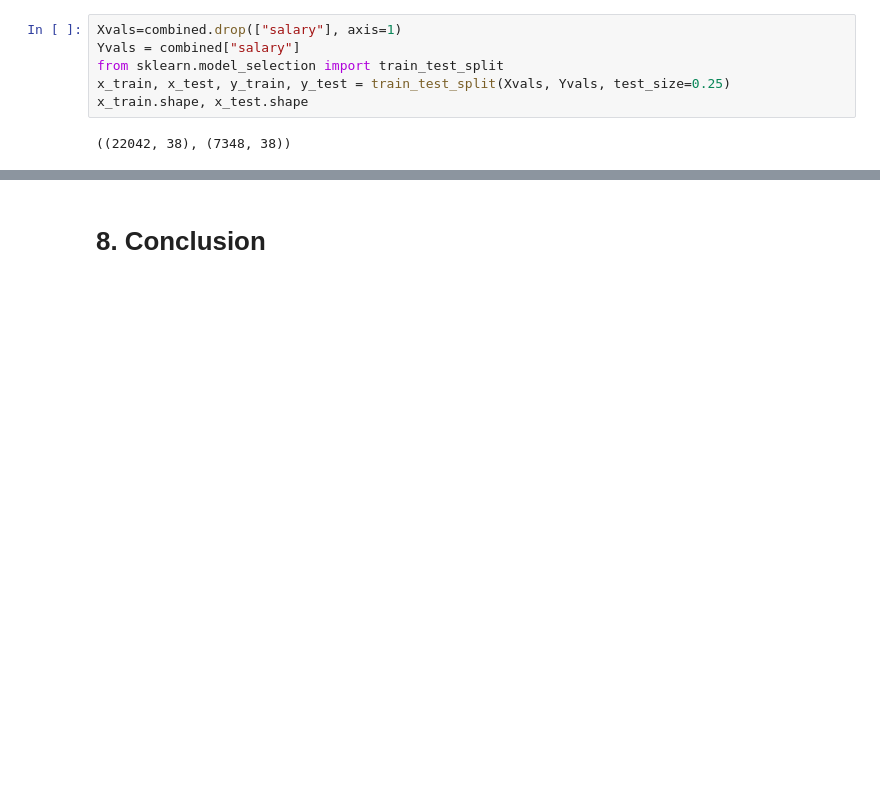
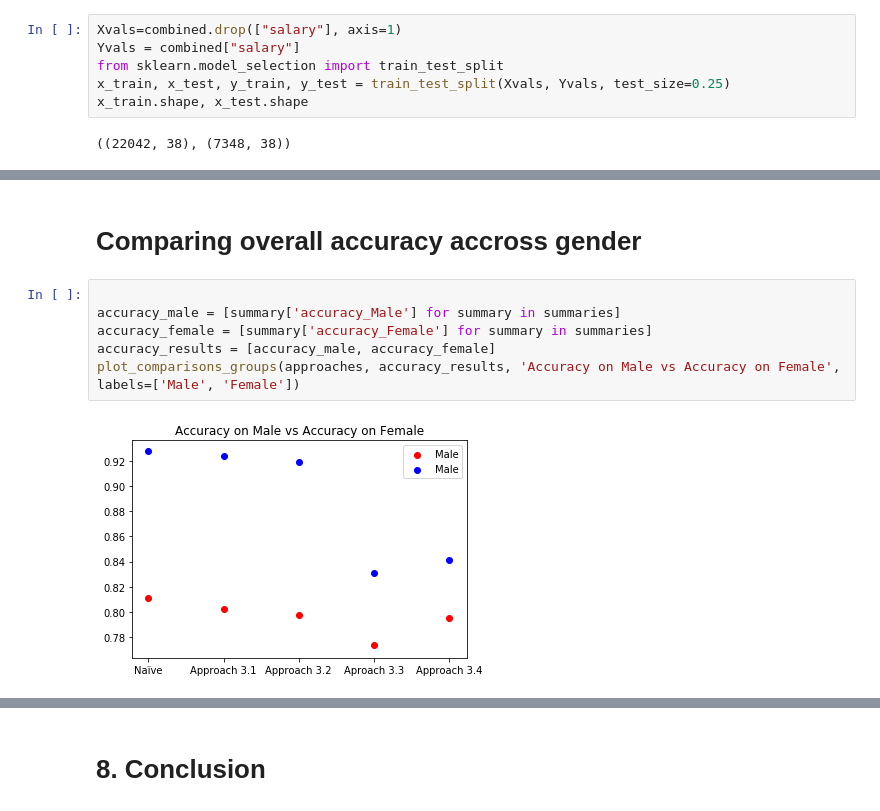
Before and after one commit to heyaudace/ml-bias-fairness, a Jupyter notebook: 2. Intro to Bias and Fairness in Machine Learning.ipynb, the cells around one changed output, grey strips where cells are left out. Drawn from its saved outputs; the diff is of its cells as text; blank space fills up the shorter version.

```diff
--- a/2. Intro to Bias and Fairness in Machine Learning.ipynb
+++ b/2. Intro to Bias and Fairness in Machine Learning.ipynb
@@ -958,0 +897,10 @@ P((low,LOW) |low,Male) : 0.8548604427333975
+# %% [markdown]
+# Comparing overall accuracy accross gender
+# %%
+
+accuracy_male = [summary['accuracy_Male'] for summary in summaries]
+accuracy_female = [summary['accuracy_Female'] for summary in summaries]
+accuracy_results = [accuracy_male, accuracy_female]
+plot_comparisons_groups(approaches, accuracy_results, 'Accuracy on Male vs Accuracy on Female', labels=['Male', 'Female'])
+# %% [output]
+[figure, added]
```
Also changed, not shown: parts of 75 cells of this notebook.
